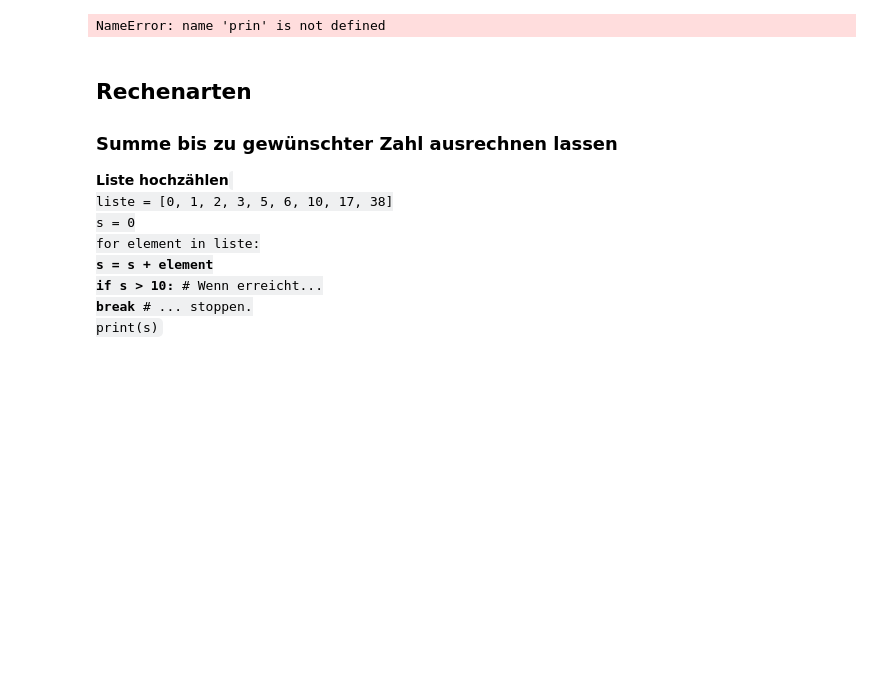
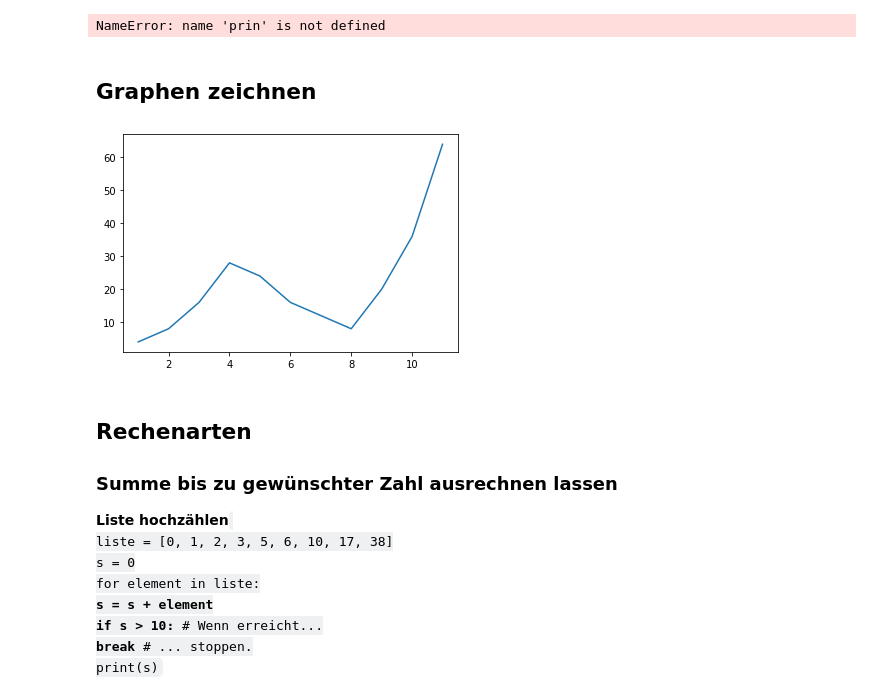
Before and after one commit to ViktorXs/learning-python, a Jupyter notebook: notebook-files/eigene_uebungen/Eigene Übungen.ipynb, the cells around one changed output. Cells and saved outputs as stored; diff of their text form; code cells hidden in the pictures; blank space fills up the shorter version.

Commit message:
Finished lessons 'Exkurs: Grafiken zeichnen' and 'Geburtsstatistiken'.

```diff
--- a/notebook-files/eigene_uebungen/Eigene Übungen.ipynb
+++ b/notebook-files/eigene_uebungen/Eigene Übungen.ipynb
@@ -201,6 +250,17 @@ with open("./daten/uebungsfile.txt", "r") as file:
         prin(line.strip())    # Tippfehler, aber wird geschlossen
 # %% [output]
 NameError: name 'prin' is not defined
+# %% [markdown]
+## Graphen zeichnen
+# %%
+%matplotlib inline
+import matplotlib.pyplot as plt
+xa = [1, 2, 3, 4, 5, 6, 7, 8, 9, 10, 11]
+ya = [4, 8, 16, 28, 24, 16, 12, 8, 20, 36, 64]
+plt.plot(xa, ya)
+plt.show()
+# %% [output]
+[figure, added]
 # %% [markdown]
 ## Rechenarten
 ### Summe bis zu gewünschter Zahl ausrechnen lassen
```
Also changed, not shown: parts of 3 cells of this notebook, 6 other files.
